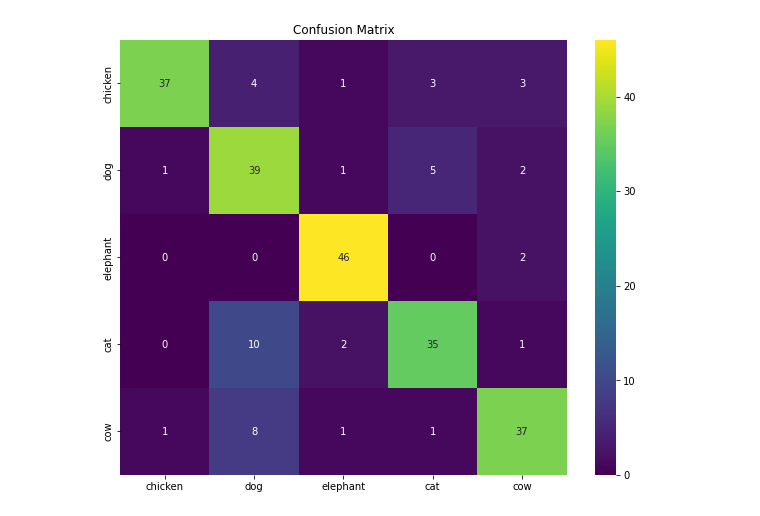
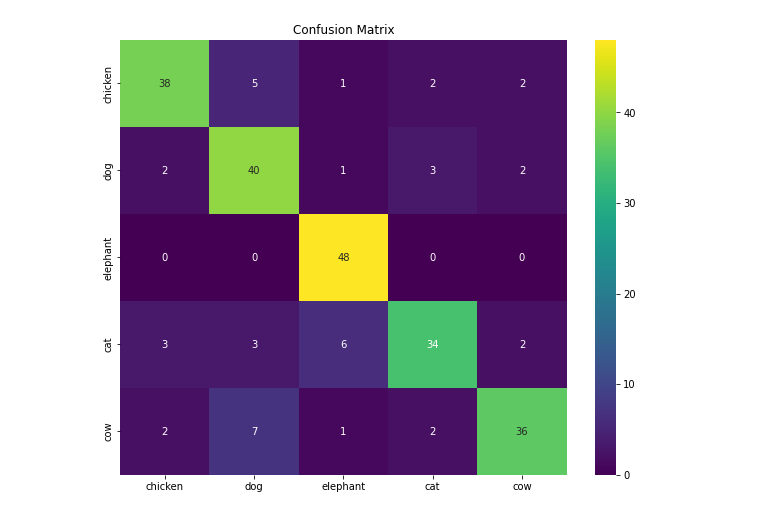
Before and after one commit to VILAIDED/KHDL, a Jupyter notebook: train.ipynb, the cells around one changed output. Drawn from its saved outputs; the diff is of its cells as text; code cells hidden in the pictures.

```diff
--- a/train.ipynb
+++ b/train.ipynb
@@ -96,4 +130,0 @@ SVC(gamma='auto', kernel='linear')
-# %%
-lenofimage = len(X_test)
-X_test= np.array(X_test).reshape(lenofimage,-1)
-y2 = svc.predict(X_test)
@@ -99,0 +159,11 @@ y2 = svc.predict(X_test)
+# %%
+def plot_confusion_matrix(y_pred_labels,y_true_labels,dicLabel):
+    labels = list(dicLabel.keys())
+    textLabel = list(dicLabel.values())
+    conf_mat = confusion_matrix(y_true_labels, y_pred_labels, labels=labels)
+    df_cm = pd.DataFrame(conf_mat, index = textLabel,
+                         columns = textLabel)
+    plt.figure(figsize = (10,8))
+    plt.title('Confusion Matrix')
+    sns.heatmap(df_cm, annot=True, cmap='viridis')
+    plt.show()
@@ -164,17 +254,18 @@ array([0, 0, 4, 0, 4, 4, 1, 4, 1, 3, 1, 3, 3, 0, 0, 4, 0, 1, 0, 0, 2, 0,
 # model.add(BatchNormalization())
 # model.add(layers.Dense(5))
 # %%
+
 model = models.Sequential()
-model.add(layers.Conv2D(32, (5, 5), activation='relu', input_shape=(150, 150, 3)))
+model.add(layers.Conv2D(32, (5, 5), activation='relu',input_shape=(224, 224, 3)))
 model.add(layers.MaxPooling2D((2, 2)))
-model.add(layers.Conv2D(64, (3, 3), activation='relu'))
+model.add(layers.Conv2D(64, (3, 3),padding="same", activation='relu'))
 model.add(layers.MaxPooling2D((2, 2)))
 model.add(layers.Conv2D(128, (3, 3), activation='relu'))
 model.add(layers.MaxPooling2D((2, 2)))
-model.add(layers.Conv2D(256, (3, 3), activation='relu'))
+model.add(layers.Conv2D(256, (3, 3),padding="same", activation='relu'))
 model.add(layers.MaxPooling2D((2, 2)))
 model.add(layers.Flatten())
-model.add(layers.Dense(512, activation='relu'))
+model.add(layers.Dense(256, activation='relu'))
 model.add(layers.Dense(5))
 
 # chuan
@@ -217,12 +308,11 @@ Non-trainable params: 0
 _________________________________________________________________
 # %%
 model.compile(optimizer='adam',
-
               loss=tf.keras.losses.SparseCategoricalCrossentropy(from_logits=True),
               metrics=['accuracy'])
 x_train = tf.convert_to_tensor(X_train)
 y_train = tf.convert_to_tensor(y_train)
 x_test = tf.convert_to_tensor(X_test)
 y_test = tf.convert_to_tensor(y_test)
-history = model.fit(x_train, y_train, validation_data=(x_test,y_test), epochs=15 )
+history = model.fit(x_train, y_train, validation_data=(x_test,y_test), epochs=12 )
 # %% [output]
@@ -249,17 +347,9 @@ ValueError: Found array with dim 4. Estimator expected <= 2.
 # %%
 dicLabel = {0 : "chicken",1: "dog",2 : "elephant",3 : "cat", 4 : "cow"}
 y_predict=model.predict(x_test)
 
 y_pred_labels =np.argmax(y_predict,axis=1)
 y_true_labels = y_test
-labels = [0,1,2,3,4]
-textLabel =  ['chicken','dog','elephant','cat','cow']
-conf_mat = confusion_matrix(y_true_labels, y_pred_labels, labels=labels)
-df_cm = pd.DataFrame(conf_mat, index = textLabel,
-                     columns = textLabel)
-plt.figure(figsize = (10,8))
-plt.title('Confusion Matrix')
-sns.heatmap(df_cm, annot=True, cmap='viridis')
-plt.show()
+plot_confusion_matrix(y_pred_labels,y_true_labels,dicLabel)
 # %% [output]
-[figure, old version]
+[figure, new version]
```
Also changed, not shown: parts of 35 cells of this notebook.
